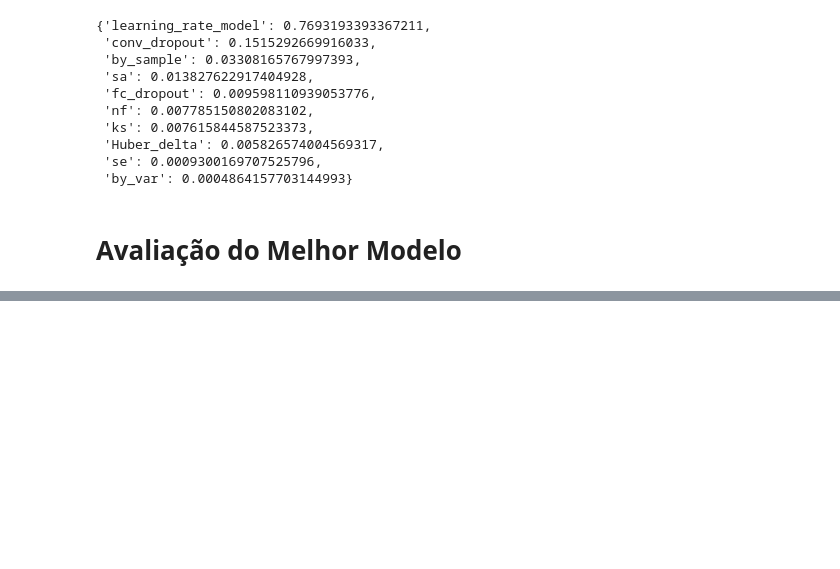
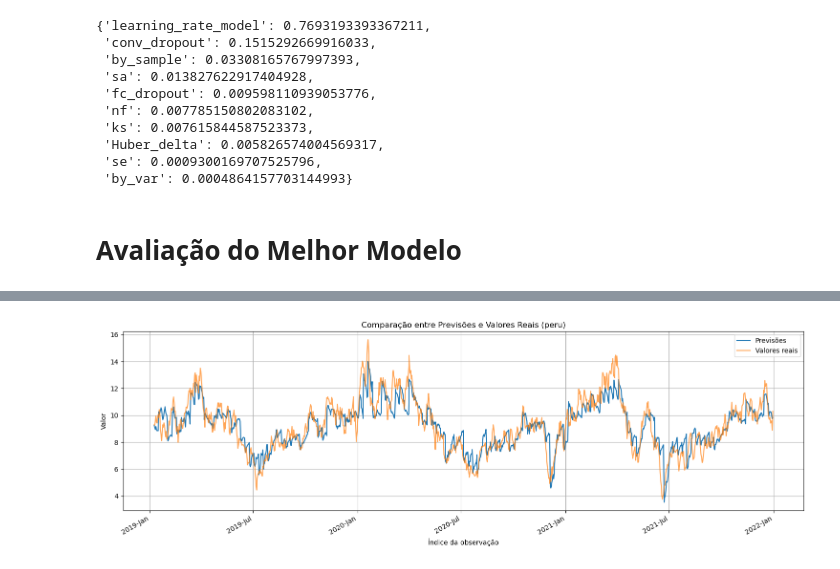
Before and after one commit to JeanArthurCostaDias/MOD17-OPTIMIZATION-AND-PREDICTION, a Jupyter notebook: Model.ipynb, the cells around one changed output, grey strips where cells are left out. Cells and saved outputs as stored; diff of their text form; code cells hidden in the pictures; blank space fills up the shorter version.

Commit message:
Optuna model updated

```diff
--- a/Model.ipynb
+++ b/Model.ipynb
@@ -336,8 +337,8 @@ optuna.importance.get_param_importances(study_ic)
 # %%
 #temp = pathlib.PosixPath
 #pathlib.PosixPath = pathlib.WindowsPath
-
-with open(f"./optuna_tests/objective_InceptionTimePlus/{study_ic.best_trial.number}.pickle", "rb") as fin:
+#best_trial = study_ic.best_trial.number # 731
+with open(f"./optuna_tests/objective_InceptionTimePlus/{731}.pickle", "rb") as fin:
     learner = pickle.load(fin)
 # %%
 raw_preds, target, preds = learner.get_X_preds(X[splits[2]], y[splits[2]])
@@ -461,0 +473,91 @@ NameError: name 'df_regioes' is not defined
+# %%
+import matplotlib.dates as mdates
+import scipy.stats as stats
+def get_summary(df_pred,df_target):
+    results = {}
+    all_residuos = []
+    for i in dfs_preds:
+        mae_test = mean_absolute_error(y_pred=df_pred[i].drop('localidade',axis=1),y_true=df_target[i].drop('localidade',axis=1))
+        mse_test = mean_squared_error(y_pred=df_pred[i].drop('localidade',axis=1),y_true=df_target[i].drop('localidade',axis=1))
+        rmse_test = np.sqrt(mse_test)
+        r2_test = r2_score(y_pred=df_pred[i].drop('localidade',axis=1),y_true=df_target[i].drop('localidade',axis=1))
+        results[i] = [r2_test,mae_test,rmse_test,np.corrcoef(df_pred[i].drop('localidade',axis=1).values.flatten(), df_target[i].drop('localidade',axis=1).values.flatten())[0][1]]
+
+        residuos = df_pred[i].drop('localidade',axis=1).values - df_target[i].drop('localidade',axis=1).values
+        all_residuos.append(pd.DataFrame({'Região': i, 'Resíduo': residuos.flatten()}))
+
+        plt.figure(figsize=(15, 5))
+
+        plt.plot(datas_conj_teste, df_pred[i].drop('localidade',axis=1).values.flatten(), label='Previsões', alpha=1)
+        plt.plot(datas_conj_teste, df_target[i].drop('localidade',axis=1).values.flatten(), label='Valores reais', alpha=0.7)
+        plt.gca().xaxis.set_major_locator(mdates.MonthLocator(bymonth=(1, 7)))
+        plt.gca().xaxis.set_major_formatter(mdates.DateFormatter('%Y-%b'))
+
+        for label in plt.gca().get_xticklabels(which='major'):
+            label.set(rotation=30, horizontalalignment='right')
+
+        plt.xlabel('Índice da observação')
+        plt.ylabel('Valor')
+        plt.title(f'Comparação entre Previsões e Valores Reais ({i})')
+        plt.legend()
+        plt.grid(True)
+
+#         plt.subplot(2, 1, 2)
+#         plt.plot(datas_conj_teste,residuos.flatten(), label='Resíduos', color='red')
+
+#         plt.gca().xaxis.set_major_locator(mdates.MonthLocator(bymonth=(1, 7)))
+#         plt.gca().xaxis.set_major_formatter(mdates.DateFormatter('%Y-%b'))
+
+#         for label in plt.gca().get_xticklabels(which='major'):
+#             label.set(rotation=30, horizontalalignment='right')
+
+#         plt.xlabel('Índice da observação')
+#         plt.ylabel('Resíduo')
+#         plt.title(f'Resíduos {i} (Previsões - Valores reais)')
+#         plt.legend()
+#         plt.grid(True)
+
+        # Seu código para mostrar os gráficos
+        plt.tight_layout()
+        plt.show()
+
+        residuos_flatten = residuos.flatten()
+
+        # Criar figura e eixos para o subplot
+        fig, axes = plt.subplots(1, 3, figsize=(15, 4))
+
+        # Plot do residual plot
+        sns.scatterplot(x=df_pred[i].drop('localidade', axis=1).values.flatten(), y=residuos_flatten, ax=axes[0])
+        axes[0].set_title(f'Residual Plot ({i})')
+        axes[0].set_xlabel('Valores Previstos')
+        axes[0].set_ylabel('Resíduos')
+        axes[0].axhline(0, color='red', linestyle='--')
+
+        # Plot do histograma dos resíduos
+        sns.histplot(residuos_flatten, kde=True, ax=axes[1])
+        axes[1].set_title(f'Histograma dos Resíduos ({i})')
+        axes[1].set_xlabel('Resíduos')
+        axes[1].set_ylabel('Contagem')
+
+        # Q-Q plot dos resíduos
+        stats.probplot(residuos_flatten, dist="norm", plot=axes[2])
+        axes[2].set_title(f'Q-Q Plot dos Resíduos ({i})')
+
+        plt.tight_layout()
+        plt.show()
+    all_residuos_df = pd.concat(all_residuos, ignore_index=True)
+
+    plt.figure(figsize=(15, 5))
+    sns.boxplot(x='Região', y='Resíduo', data=all_residuos_df)
+    plt.title('Boxplot dos Resíduos por Região')
+    plt.xlabel('Região')
+    plt.ylabel('Resíduo')
+    plt.grid(True)
+    plt.show()
+
+
+    return all_residuos_df, pd.DataFrame(results,index=['R²','MAE','RMSE','Corr'])
+
+residuos, df_regioes = get_summary(dfs_preds,dfs_target)
+# %% [output]
+[figure, added]
```
Also changed, not shown: parts of 5 cells of this notebook.
